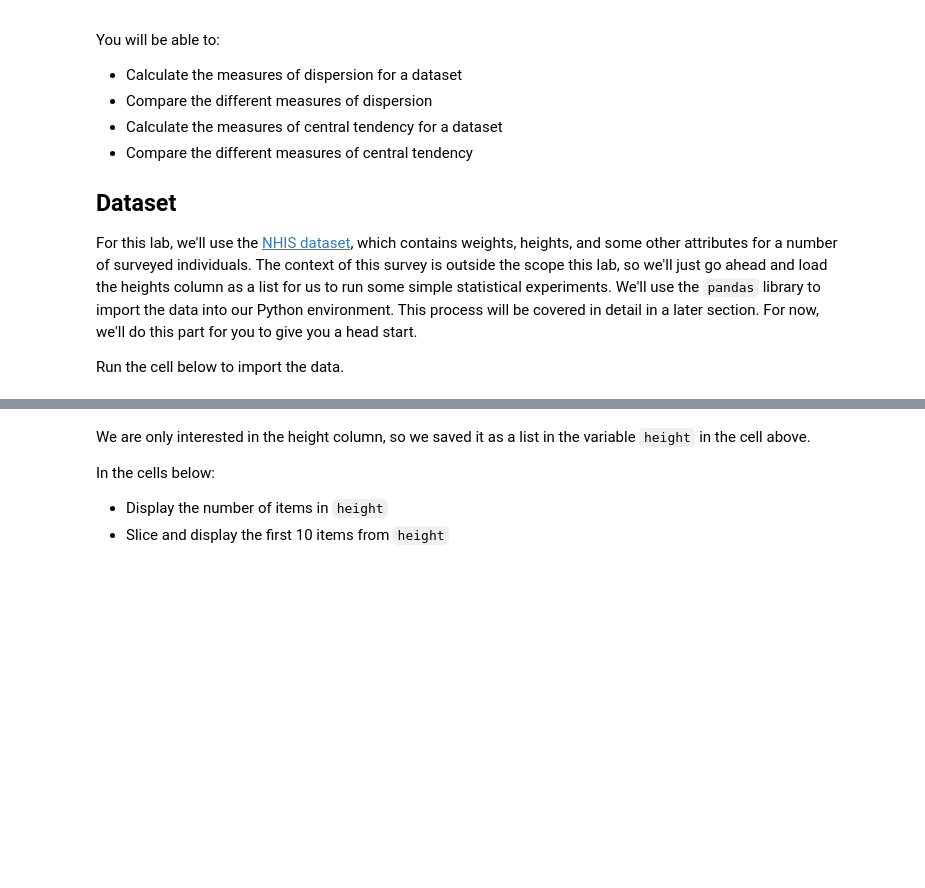
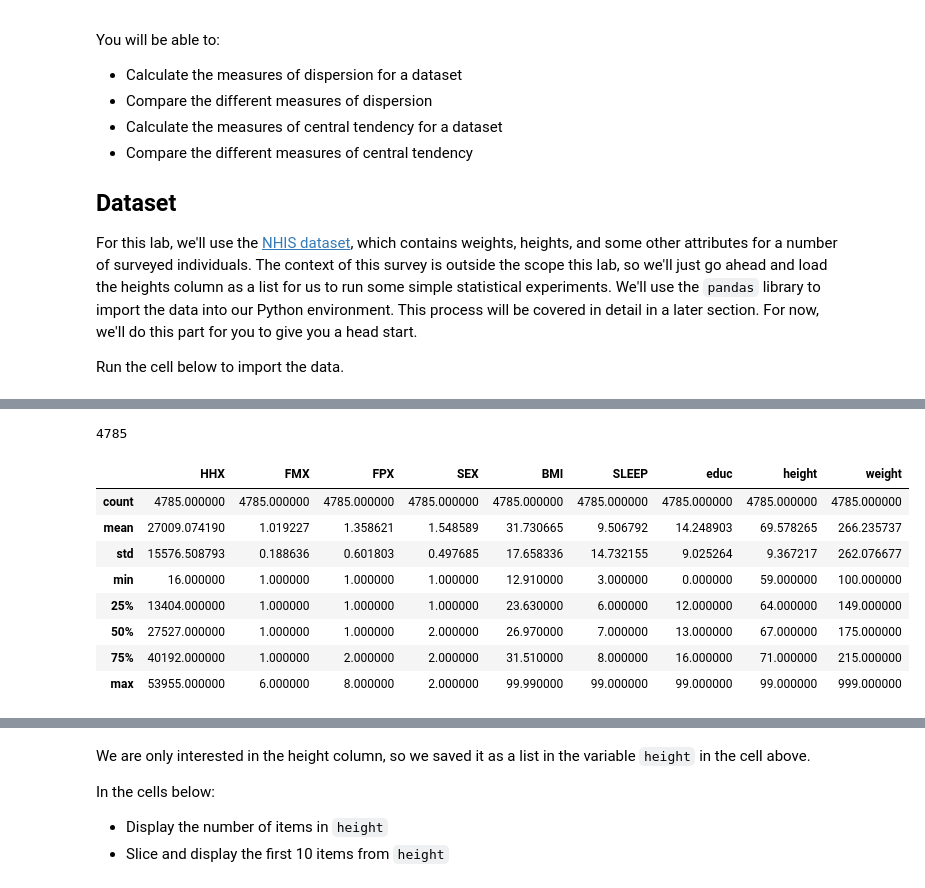
Before and after one commit to shimuli2011/dsc-implementing-statistics-with-functions-lab, a Jupyter notebook: index.ipynb, the cells around one changed output, grey strips where cells are left out. Cells and saved outputs as stored; diff of their text form; code cells hidden in the pictures; blank space fills up the shorter version.

```diff
--- a/index.ipynb
+++ b/index.ipynb
@@ -24,0 +45,16 @@ height = list(df['height'])
+# %%
+len(df)
+# %% [output]
+4785
+# %%
+df.describe()  # will give the summary statistics of every numerical column
+# %% [output]
+|  | HHX | FMX | FPX | SEX | BMI | SLEEP | educ | height | weight |
+| count | 4785.000000 | 4785.000000 | 4785.000000 | 4785.000000 | 4785.000000 | 4785.000000 | 4785.000000 | 4785.000000 | 4785.000000 |
+| mean | 27009.074190 | 1.019227 | 1.358621 | 1.548589 | 31.730665 | 9.506792 | 14.248903 | 69.578265 | 266.235737 |
+| std | 15576.508793 | 0.188636 | 0.601803 | 0.497685 | 17.658336 | 14.732155 | 9.025264 | 9.367217 | 262.076677 |
+| min | 16.000000 | 1.000000 | 1.000000 | 1.000000 | 12.910000 | 3.000000 | 0.000000 | 59.000000 | 100.000000 |
+| 25% | 13404.000000 | 1.000000 | 1.000000 | 1.000000 | 23.630000 | 6.000000 | 12.000000 | 64.000000 | 149.000000 |
+| 50% | 27527.000000 | 1.000000 | 1.000000 | 2.000000 | 26.970000 | 7.000000 | 13.000000 | 67.000000 | 175.000000 |
+| 75% | 40192.000000 | 1.000000 | 2.000000 | 2.000000 | 31.510000 | 8.000000 | 16.000000 | 71.000000 | 215.000000 |
+| max | 53955.000000 | 6.000000 | 8.000000 | 2.000000 | 99.990000 | 99.000000 | 99.000000 | 99.000000 | 999.000000 |
```
Also changed, not shown: parts of 15 cells of this notebook.
